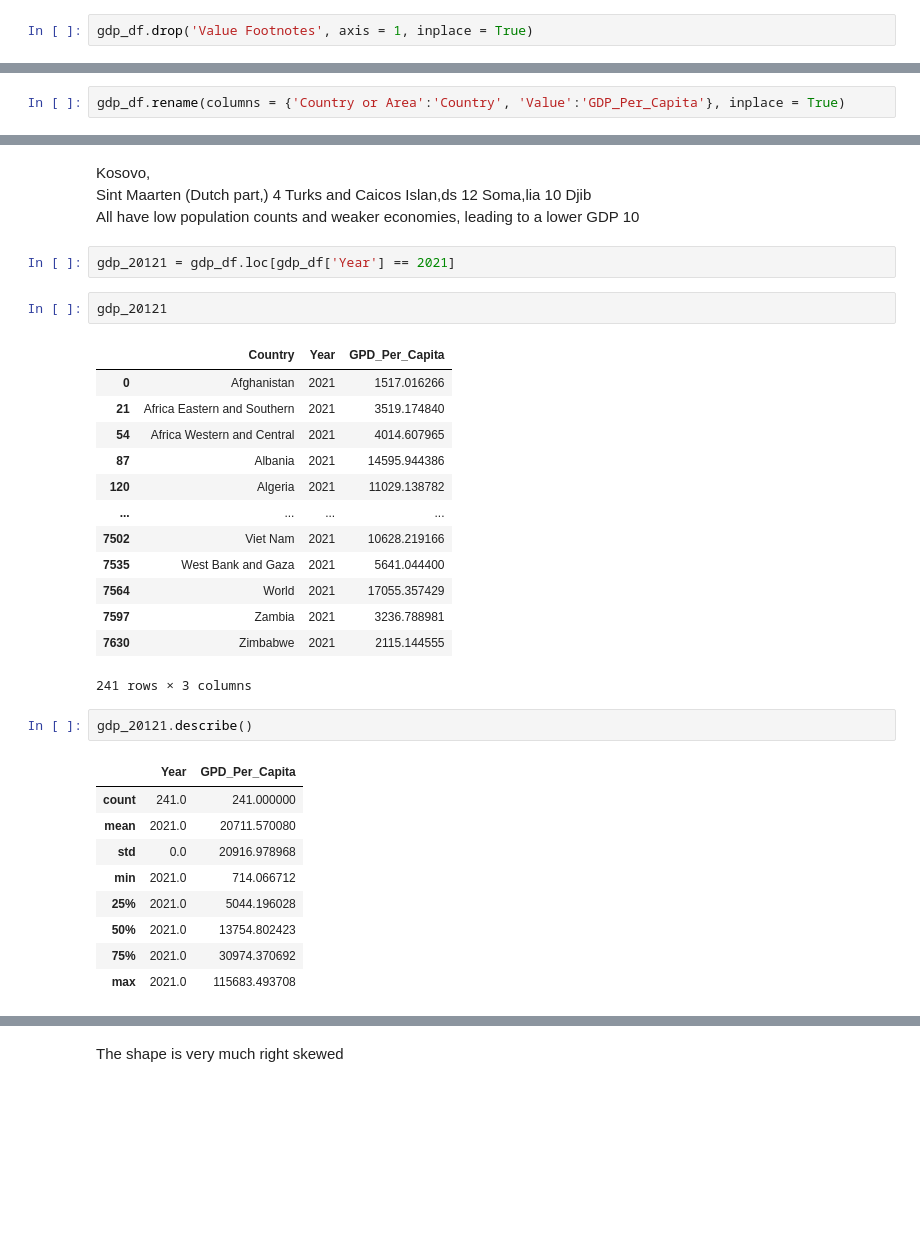
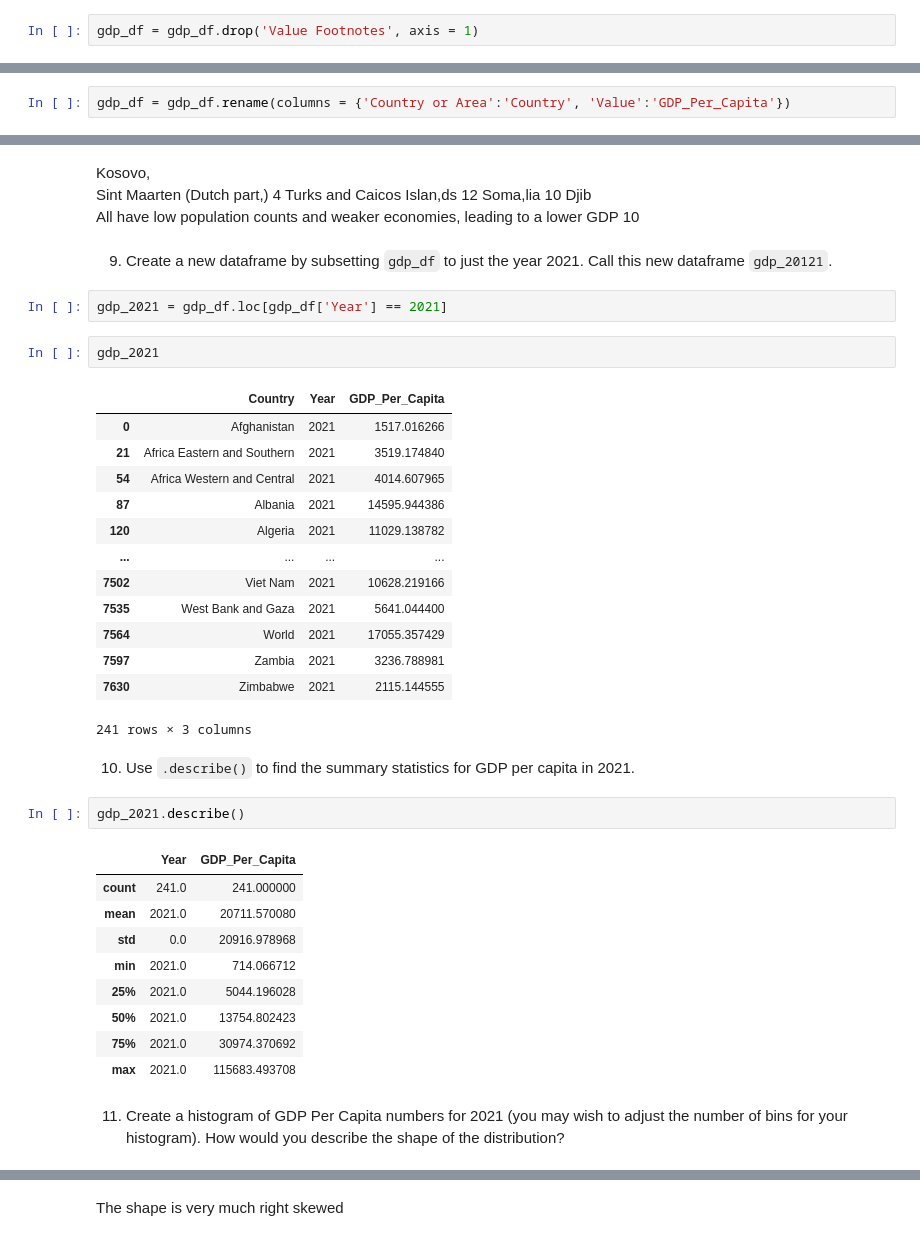
Before and after one commit to nss-data-science-cohort-8/un-exploration-GetGubbz, a Jupyter notebook: UN_Data_Exploration.ipynb, the cells around one changed output, grey strips where cells are left out. Saved outputs shown, nothing was run; the diff lists cells and outputs as text; blank space fills up the shorter version.

```diff
--- a/UN_Data_Exploration.ipynb
+++ b/UN_Data_Exploration.ipynb
@@ -113,2 +60,2 @@ gdp_df.tail(10)
 # %%
-gdp_df.drop('Value Footnotes', axis = 1, inplace = True)
+gdp_df = gdp_df.drop('Value Footnotes', axis = 1)
@@ -117,2 +62,2 @@ KeyError: "['Value Footnotes'] not found in axis"
 # %%
-gdp_df.rename(columns = {'Country or Area':'Country', 'Value':'GDP_Per_Capita'}, inplace = True)
+gdp_df = gdp_df.rename(columns = {'Country or Area':'Country', 'Value':'GDP_Per_Capita'})
@@ -193,12 +144,14 @@ Turks and Caicos Islan,ds                            12
 Soma,lia                 10
 Djib<br>
 All have low population counts and weaker economies, leading to a lower GDP  10
+# %% [markdown]
+9. Create a new dataframe by subsetting `gdp_df` to just the year 2021. Call this new dataframe `gdp_20121`.
 # %%
-gdp_20121 = gdp_df.loc[gdp_df['Year'] == 2021]
+gdp_2021 = gdp_df.loc[gdp_df['Year'] == 2021]
 # %%
-gdp_20121
+gdp_2021
 # %% [output]
-|  | Country | Year | GPD_Per_Capita |
+|  | Country | Year | GDP_Per_Capita |
 | 0 | Afghanistan | 2021 | 1517.016266 |
 | 21 | Africa Eastern and Southern | 2021 | 3519.174840 |
 | 54 | Africa Western and Central | 2021 | 4014.607965 |
@@ -211,10 +164,12 @@ gdp_20121
 | 7597 | Zambia | 2021 | 3236.788981 |
 | 7630 | Zimbabwe | 2021 | 2115.144555 |
 241 rows × 3 columns
+# %% [markdown]
+10. Use `.describe()` to find the summary statistics for GDP per capita in 2021.
 # %%
-gdp_20121.describe()
+gdp_2021.describe()
 # %% [output]
-|  | Year | GPD_Per_Capita |
+|  | Year | GDP_Per_Capita |
 | count | 241.0 | 241.000000 |
 | mean | 2021.0 | 20711.570080 |
 | std | 0.0 | 20916.978968 |
@@ -223,4 +178,6 @@ gdp_20121.describe()
 | 50% | 2021.0 | 13754.802423 |
 | 75% | 2021.0 | 30974.370692 |
 | max | 2021.0 | 115683.493708 |
+# %% [markdown]
+11. Create a histogram of GDP Per Capita numbers for 2021 (you may wish to adjust the number of bins for your histogram). How would you describe the shape of the distribution?
 # %%
```
Also changed, not shown: parts of 38 cells of this notebook.
